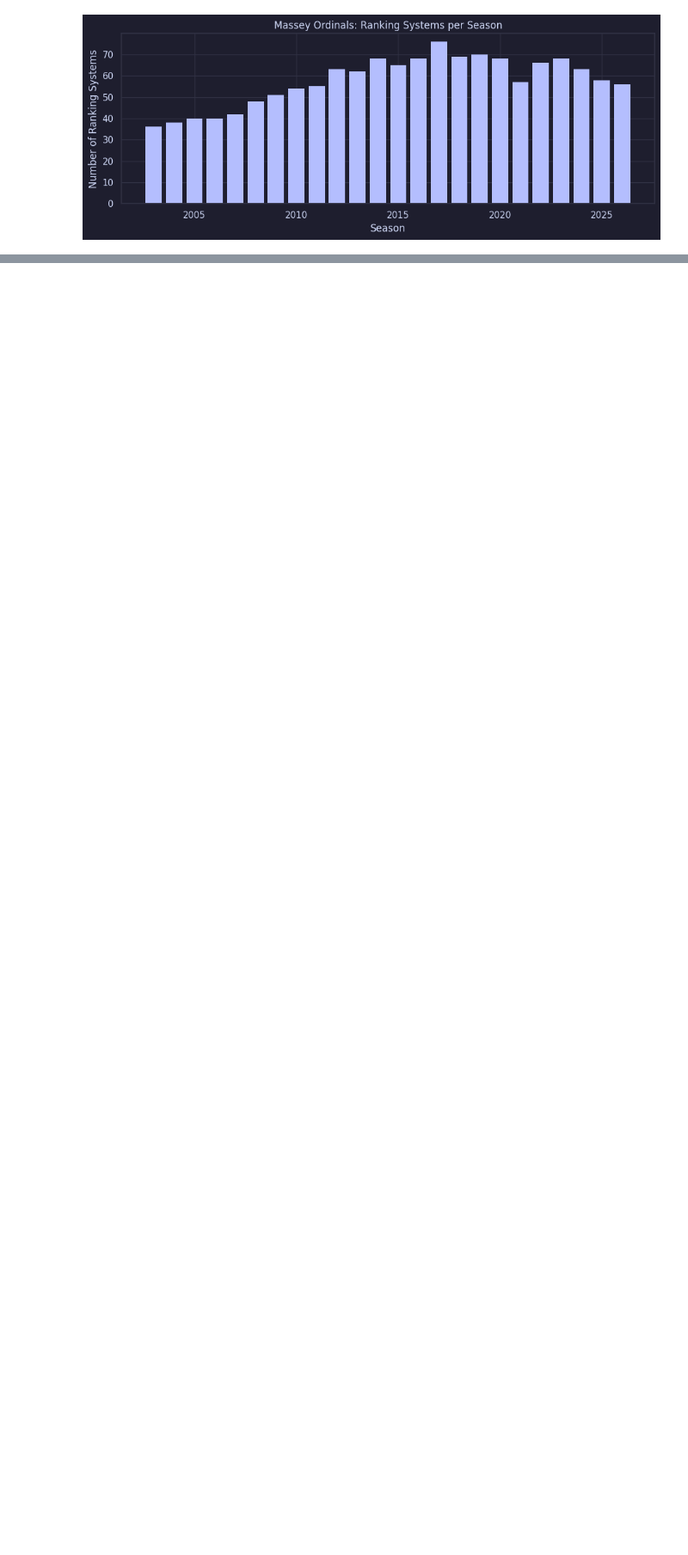
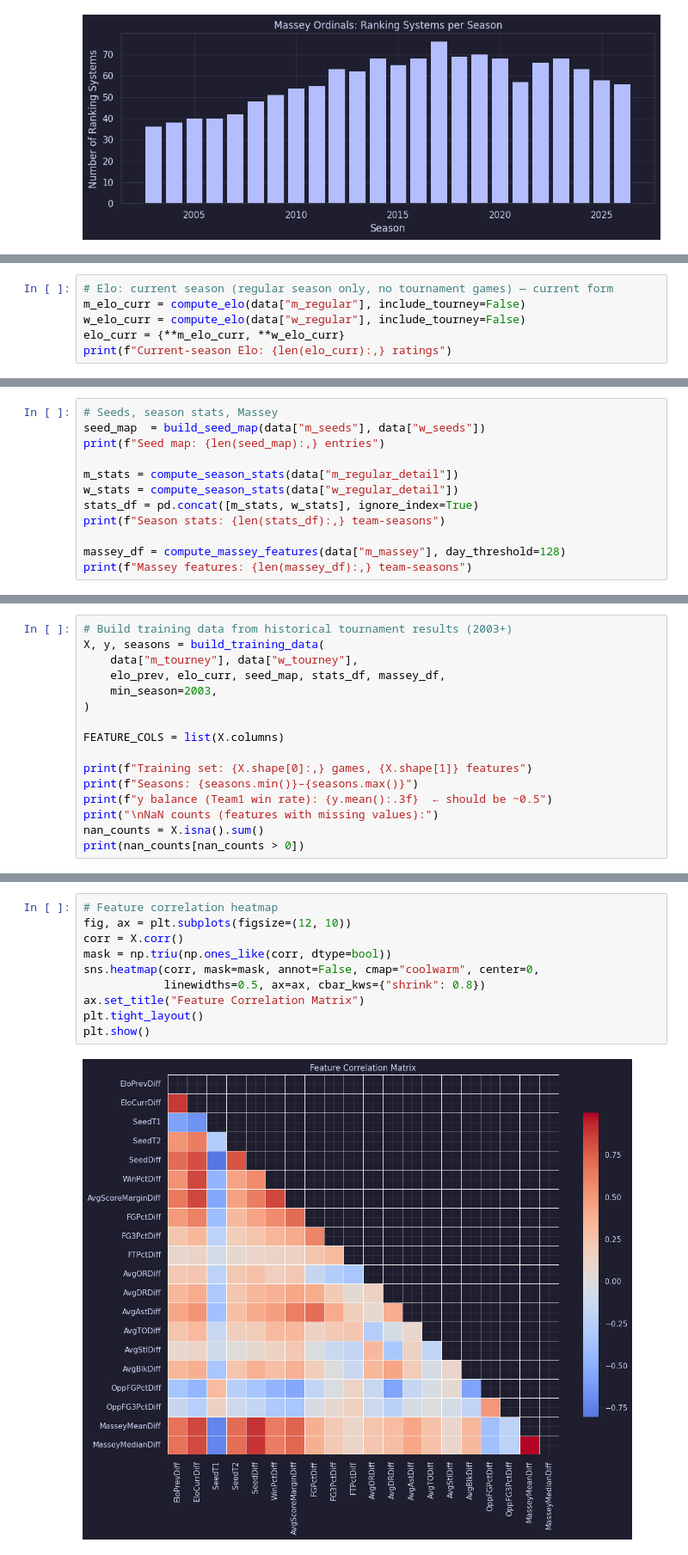
Before and after one commit to aelhajj/kaggle_march_ml_mania_2026, a Jupyter notebook: notebook.ipynb, the cells around one changed output, grey strips where cells are left out. Shown at 86% size. Drawn from its saved outputs; the diff is of its cells as text; blank space fills up the shorter version.

```diff
--- a/notebook.ipynb
+++ b/notebook.ipynb
@@ -201,0 +217,6 @@ plt.show()
+# %%
+# Elo: current season (regular season only, no tournament games) — current form
+m_elo_curr = compute_elo(data["m_regular"], include_tourney=False)
+w_elo_curr = compute_elo(data["w_regular"], include_tourney=False)
+elo_curr = {**m_elo_curr, **w_elo_curr}
+print(f"Current-season Elo: {len(elo_curr):,} ratings")
@@ -201,0 +225,12 @@ plt.show()
+# %%
+# Seeds, season stats, Massey
+seed_map  = build_seed_map(data["m_seeds"], data["w_seeds"])
+print(f"Seed map: {len(seed_map):,} entries")
+
+m_stats = compute_season_stats(data["m_regular_detail"])
+w_stats = compute_season_stats(data["w_regular_detail"])
+stats_df = pd.concat([m_stats, w_stats], ignore_index=True)
+print(f"Season stats: {len(stats_df):,} team-seasons")
+
+massey_df = compute_massey_features(data["m_massey"], day_threshold=128)
+print(f"Massey features: {len(massey_df):,} team-seasons")
@@ -201,0 +266,16 @@ plt.show()
+# %%
+# Build training data from historical tournament results (2003+)
+X, y, seasons = build_training_data(
+    data["m_tourney"], data["w_tourney"],
+    elo_prev, elo_curr, seed_map, stats_df, massey_df,
+    min_season=2003,
+)
+
+FEATURE_COLS = list(X.columns)
+
+print(f"Training set: {X.shape[0]:,} games, {X.shape[1]} features")
+print(f"Seasons: {seasons.min()}–{seasons.max()}")
+print(f"y balance (Team1 win rate): {y.mean():.3f}  ← should be ~0.5")
+print("\nNaN counts (features with missing values):")
+nan_counts = X.isna().sum()
+print(nan_counts[nan_counts > 0])
@@ -201,0 +320,12 @@ plt.show()
+# %%
+# Feature correlation heatmap
+fig, ax = plt.subplots(figsize=(12, 10))
+corr = X.corr()
+mask = np.triu(np.ones_like(corr, dtype=bool))
+sns.heatmap(corr, mask=mask, annot=False, cmap="coolwarm", center=0,
+            linewidths=0.5, ax=ax, cbar_kws={"shrink": 0.8})
+ax.set_title("Feature Correlation Matrix")
+plt.tight_layout()
+plt.show()
+# %% [output]
+[figure, added]
```
Also changed, not shown: parts of 31 cells of this notebook, 2 other files.
